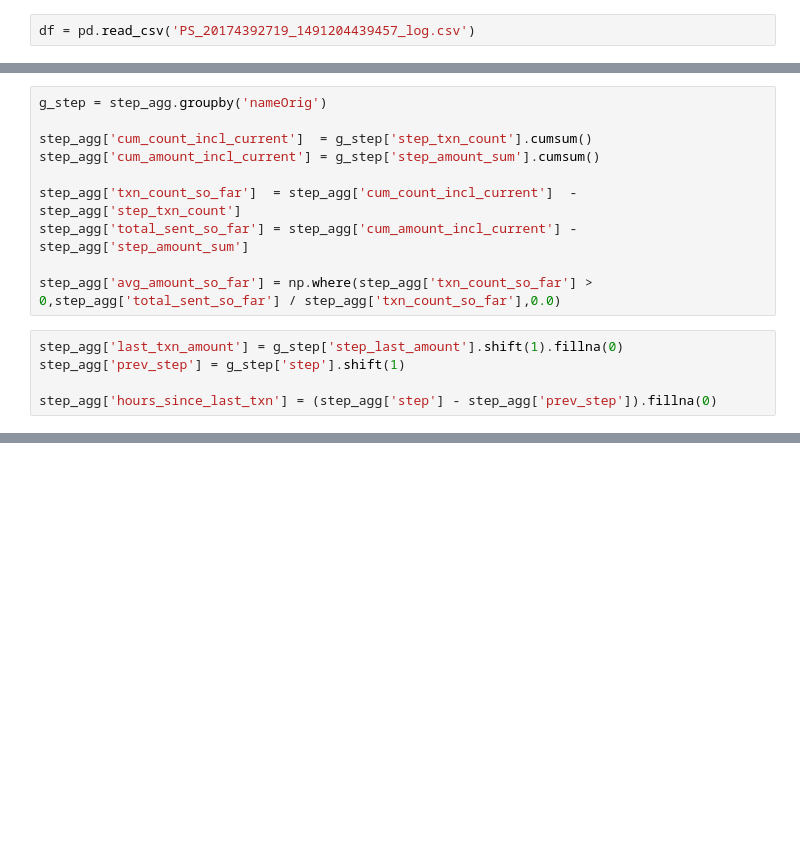
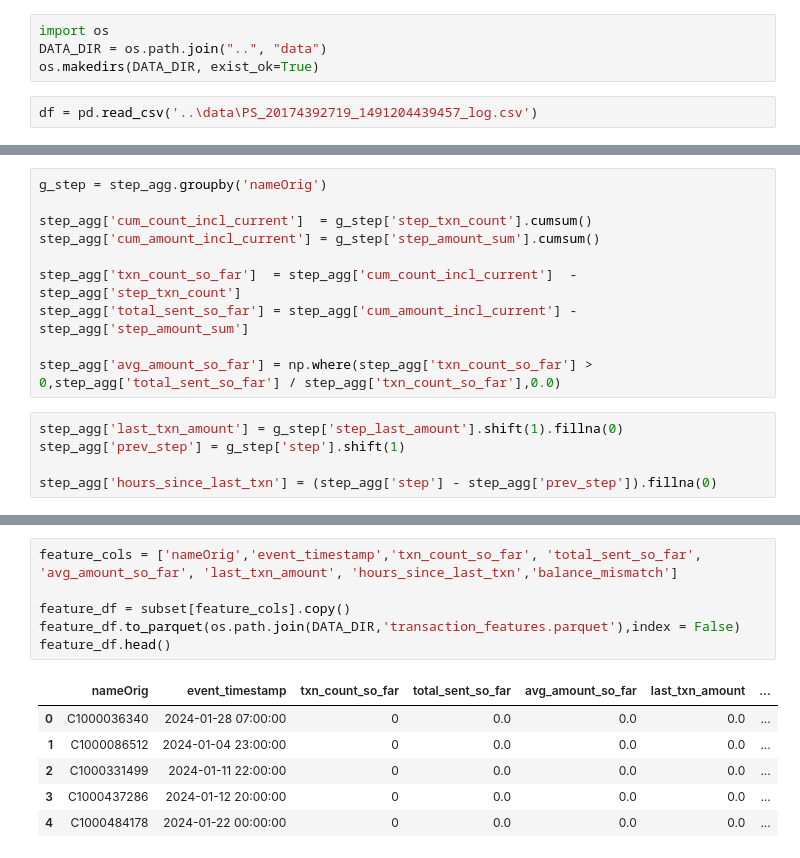
Before and after one commit to ZarifaMusayeva/Build-and-Query-a-Feature-Store-for-ML-Training-and-Serving, a Jupyter notebook: notebooks/feature_engineering.ipynb, the cells around one changed output, grey strips where cells are left out. Cells and saved outputs as stored; diff of their text form; blank space fills up the shorter version.

```diff
--- a/notebooks/feature_engineering.ipynb
+++ b/notebooks/feature_engineering.ipynb
@@ -3,8 +3,12 @@ import pandas as pd
 import numpy as np
 import warnings
 warnings.filterwarnings('ignore')
+# %%
+import os
+DATA_DIR = os.path.join("..", "data")
+os.makedirs(DATA_DIR, exist_ok=True)
 # %%
-df = pd.read_csv('PS_20174392719_1491204439457_log.csv')
+df = pd.read_csv('..\data\PS_20174392719_1491204439457_log.csv')
 # %%
 df.head()
 # %% [output]
@@ -178,0 +202,13 @@ subset.head()
+# %%
+feature_cols = ['nameOrig','event_timestamp','txn_count_so_far', 'total_sent_so_far', 'avg_amount_so_far', 'last_txn_amount', 'hours_since_last_txn','balance_mismatch']
+
+feature_df = subset[feature_cols].copy()
+feature_df.to_parquet(os.path.join(DATA_DIR,'transaction_features.parquet'),index = False)
+feature_df.head()
+# %% [output]
+|  | nameOrig | event_timestamp | txn_count_so_far | total_sent_so_far | avg_amount_so_far | last_txn_amount | ... |
+| 0 | C1000036340 | 2024-01-28 07:00:00 | 0 | 0.0 | 0.0 | 0.0 | ... |
+| 1 | C1000086512 | 2024-01-04 23:00:00 | 0 | 0.0 | 0.0 | 0.0 | ... |
+| 2 | C1000331499 | 2024-01-11 22:00:00 | 0 | 0.0 | 0.0 | 0.0 | ... |
+| 3 | C1000437286 | 2024-01-12 20:00:00 | 0 | 0.0 | 0.0 | 0.0 | ... |
+| 4 | C1000484178 | 2024-01-22 00:00:00 | 0 | 0.0 | 0.0 | 0.0 | ... |
```
Also changed, not shown: parts of 7 cells of this notebook, 2 other files.
